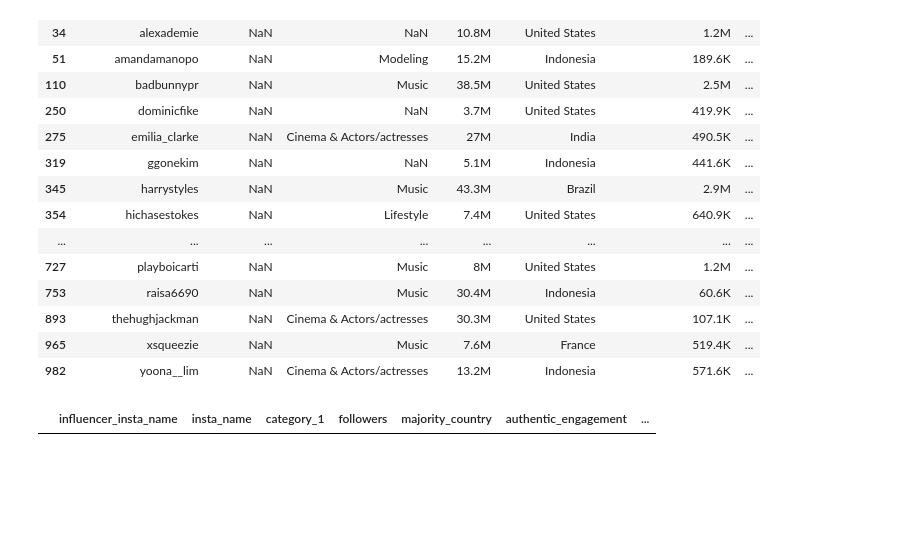
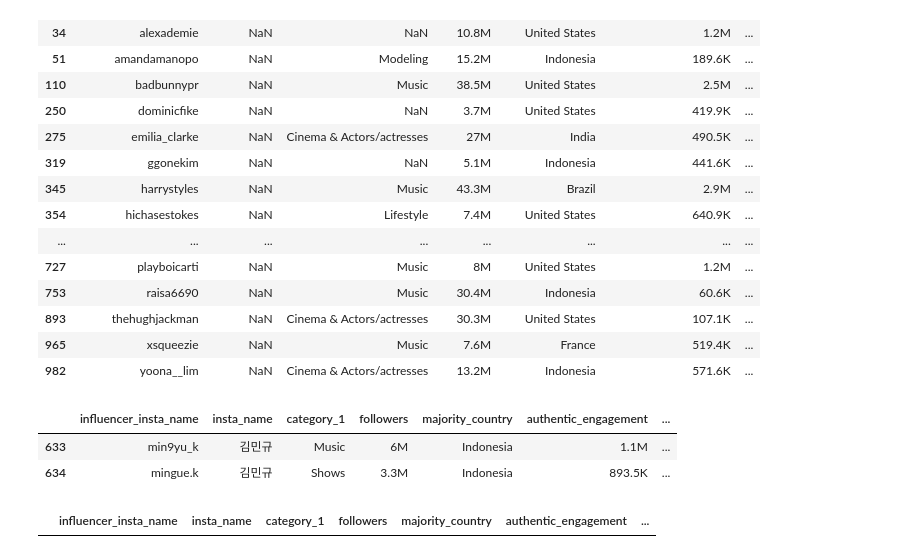
Before and after one commit to mshayganfar/sb_capstone, a Jupyter notebook: Data_Preparation_EDA_Instagram.ipynb, the cells around one changed output. Cells and saved outputs as stored; diff of their text form; code cells hidden in the pictures; blank space fills up the shorter version.

```diff
--- a/Data_Preparation_EDA_Instagram.ipynb
+++ b/Data_Preparation_EDA_Instagram.ipynb
@@ -414,6 +414,15 @@ df_instagram_imputed[df_instagram_imputed.insta_name.duplicated()]
 | 893 | thehughjackman | NaN | Cinema & Actors/actresses | 30.3M | United States | 107.1K | ... |
 | 965 | xsqueezie | NaN | Music | 7.6M | France | 519.4K | ... |
 | 982 | yoona__lim | NaN | Cinema & Actors/actresses | 13.2M | Indonesia | 571.6K | ... |
+# %%
+# Here, although the 'insta_name's column value looks duplicated, the following two rows belong to two different
+# accounts.
+
+df_instagram_imputed[df_instagram_imputed['insta_name'] == '김민규']
+# %% [output]
+|  | influencer_insta_name | insta_name | category_1 | followers | majority_country | authentic_engagement | ... |
+| 633 | min9yu_k | 김민규 | Music | 6M | Indonesia | 1.1M | ... |
+| 634 | mingue.k | 김민규 | Shows | 3.3M | Indonesia | 893.5K | ... |
 # %%
 # We check whether there are rows with NaN values in both of the 'influencer_insta_name' and 'insta_name'
 # columns. We do this to make sure we can identify the influencer based on at least one of these names.
```
Also changed, not shown: parts of 2 cells of this notebook.
